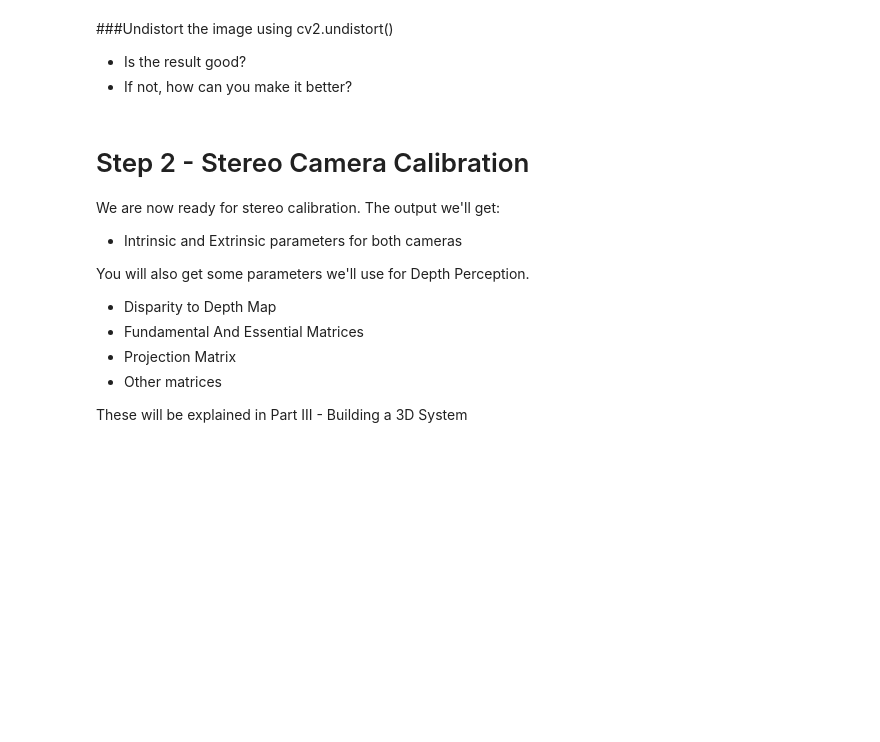
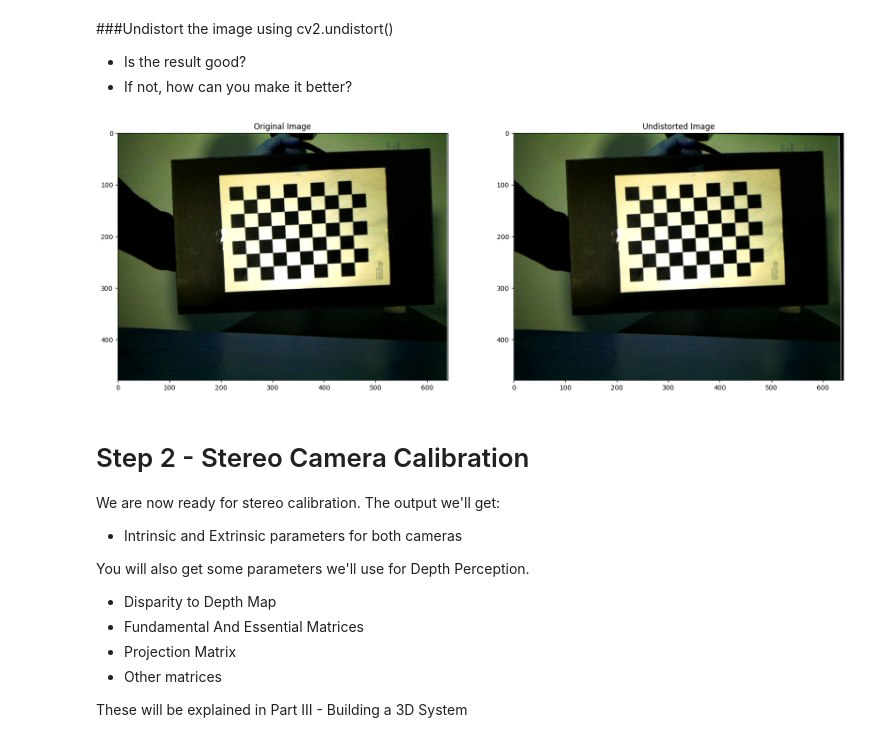
Before and after one commit to TeckTze/camera_calibration, a Jupyter notebook: Calibration_Starter.ipynb, the cells around one changed output. Drawn from its saved outputs; the diff is of its cells as text; code cells hidden in the pictures; blank space fills up the shorter version.

```diff
--- a/Calibration_Starter.ipynb
+++ b/Calibration_Starter.ipynb
@@ -59,11 +77,16 @@ Now, we'll need two things:
 # %%
 # TODO: Prepare object points, like (0,0,0), (1,0,0), (2,0,0) ....,(6,5,0)
 ## WARNING - The square size is 2.4 cm on my pictures.
-rows =
-columns =
-square_size =  #expressed in mm
+rows = 6
+columns = 9
+square_size = 24 #expressed in mm
 
-objp =
+# Create a meshgrid of coordinates
+objp = np.zeros((rows * columns, 3), np.float32)
+objp[:, :2] = np.mgrid[0:columns, 0:rows].T.reshape(-1, 2)
+
+# Scale by square_size to get actual measurements in mm
+objp = objp * square_size
 
 ## TYPE OF OUTPUT WE'RE LOOKING FOR:
 ## [[  0.   0.   0.]
@@ -96,24 +137,34 @@ def get_points(calibration_images, objp, rows=6, columns=9):
     imgpoints = [] # 2d points in image plane.
 
     criteria = (cv2.TERM_CRITERIA_EPS + cv2.TERM_CRITERIA_MAX_ITER, 30, 0.001)
-    # TODO: Step through the list and search for chessboard corners
+    # Step through the list and search for chessboard corners
     for idx, fname in enumerate(calibration_images):
         image = cv2.imread(fname)
         gray = cv2.cvtColor(image, cv2.COLOR_BGR2GRAY)
-        # TODO: Find the chessboard corners
-        ret, corners =
+        # Find the chessboard corners
+        ret, corners = cv2.findChessboardCorners(gray, (columns, rows), None)
 
         if ret==True:
-            #TODO: If found, add object points, image points. Draw the corners and visualize them
+            # If found, add object points, image points. Draw the corners and visualize them
+            objpoints.append(objp)
 
-        return objpoints, imgpoints
+            # Refine corner positions for better accuracy
+            corners2 = cv2.cornerSubPix(gray, corners, (11,11), (-1,-1), criteria)
+            imgpoints.append(corners2)
+
+            # Draw and display the corners
+            cv2.drawChessboardCorners(image, (columns, rows), corners2, ret)
+            cv2.imshow('Chessboard Corners', image)
+            cv2.waitKey(500)
+
+    return objpoints, imgpoints
 # %% [markdown]
 ###Now, define a function that will send your defined object point matrix and the images and return the filled matrices 3D/2D matrices.
 
 **Print the results to see if it makes sense.**
 # %%
 ## TODO: Call the get_points function
-objpoints, imgpoints =
+objpoints, imgpoints =get_points(calibration_images, objp, rows=6, columns=9)
 
 ## Print an example
 print("An example of an object point (top-left corner) and its corresponding image point")
@@ -127,7 +182,9 @@ cv2.destroyAllWindows()
 ## Be sure to check the OpenCV documentation: https://docs.opencv.org/4.1.2/d9/d0c/group__calib3d.html#ga3207604e4b1a1758aa66acb6ed5aa65d
 
 img_shape = (640,480)
-ret, mtx, dist, rvecs, tvecs =
+flags = cv2.CALIB_FIX_K1 | cv2.CALIB_FIX_K2 | cv2.CALIB_FIX_K3
+ret, mtx, dist, rvecs, tvecs =cv2.calibrateCamera(objpoints, imgpoints, img_shape, None, None, flags=flags)
+
 
 print("-- Camera Parameters --")
 print("Root Mean Squared Error (between 0.1 and 1)")
@@ -151,16 +226,18 @@ print(tvecs)
 *   If not, how can you make it better?
 # %%
 #TODO: Undistort the image
-img =
-undistorted =
+img =cv2.imread(calibration_images[0])
+undistorted =cv2.undistort(img, mtx, dist, None)
 
 ## TODO2: Display the image before and after distortion
 f, (ax0, ax1) = plt.subplots(1,2,figsize=(20,10))
 ax0.imshow(img)
 ax0.set_title("Original Image")
 ax1.imshow(undistorted)
 ax1.set_title("Undistorted Image")
 plt.show()
+# %% [output]
+[figure, added]
 # %% [markdown]
 # Step 2 - Stereo Camera Calibration
 
```
Also changed, not shown: parts of 7 cells of this notebook.
